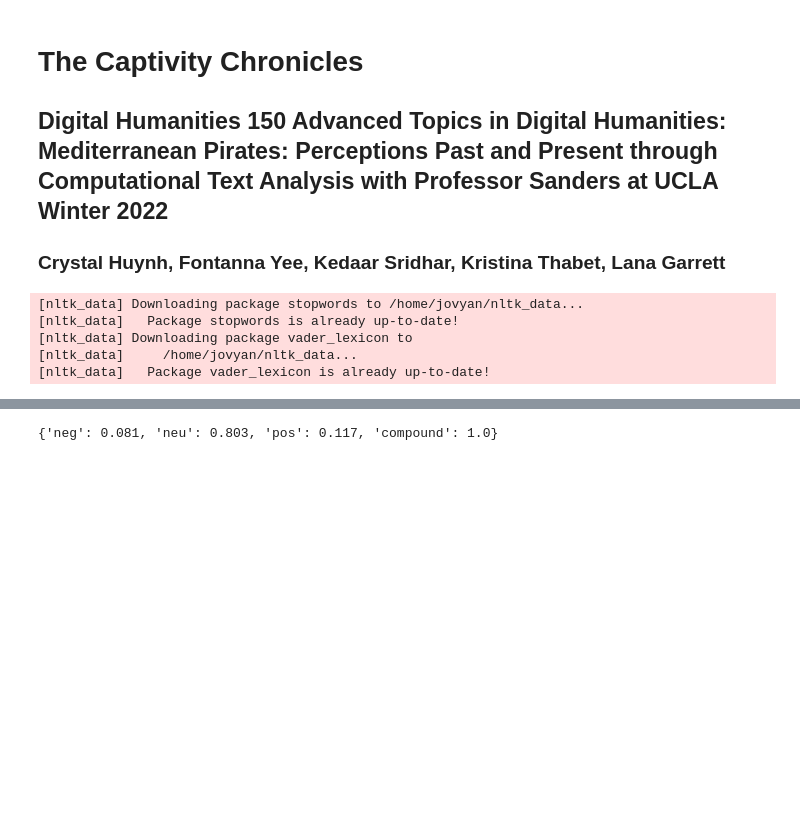
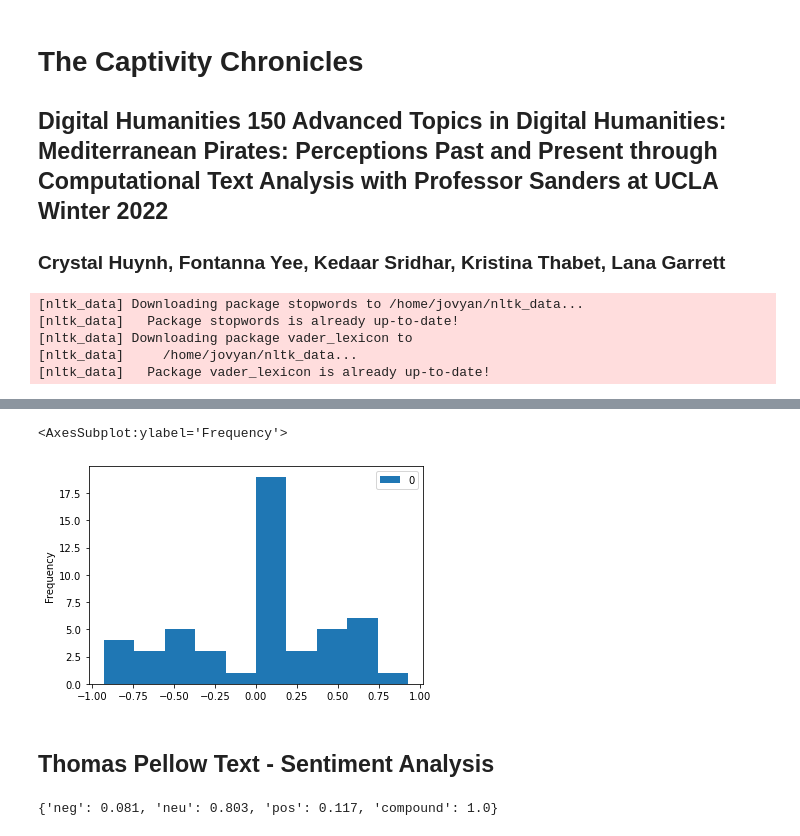
Before and after one commit to Crystalhuynh39/DH-150, a Jupyter notebook: FinalProject.ipynb, the cells around one changed output, grey strips where cells are left out. Cells and saved outputs as stored; diff of their text form; code cells hidden in the pictures; blank space fills up the shorter version.

```diff
--- a/FinalProject.ipynb
+++ b/FinalProject.ipynb
@@ -38,0 +77,13 @@ sia.polarity_scores(maria.read())
+# %%
+# Sentiment value of each word
+k = 0
+mariawordlist = []
+mariawords_sentiments = []
+for index, row in maria_df.iterrows():
+    word = maria_df["wordlist"].iloc[k]
+    mariawords_sentiments.append(sia.polarity_scores(word)["compound"])
+    mariawordlist.append(word)
+    k+=1
+
+mariawords_sentiments_df = pd.DataFrame({'wordlist':mariawordlist, 'wordsent':mariawords_sentiments})
+#mariawords_sentiments_df[:30]
@@ -38,0 +167,26 @@ sia.polarity_scores(maria.read())
+# %%
+#split text into sentences
+mariasentences = tokenize.sent_tokenize(maria)
+
+#turn list of sentences into a dataframe
+mariasentences_df = pd.DataFrame (mariasentences, columns = ['sentence'])
+
+# Purge weird sentences
+mariasentences_df = mariasentences_df.drop(mariasentences_df.index[[0,1,2,3,4,5,6,7,8,9,10,11,12,13,14]])
+
+#find sentiment of each sentence
+k = 0
+mariasentencesentiment_df = []
+maria_sentence = []
+for index, row in mariasentences_df.iterrows():
+    while k < 50:
+        sentence = mariasentences_df["sentence"].iloc[k]
+        # print(mariasentences_df["sentence"].iloc[k])
+        # print(sia.polarity_scores(sentence))
+        # print('Sentence ' + str(k) + "'s compound polarity score is " + str(sia.polarity_scores(sentence)["compound"]))
+        mariasentencesentiment_df.append(sia.polarity_scores(sentence)["compound"])
+        maria_sentence.append(sentence)
+        k+=1
+
+maria_sentence_sentiment_df = pd.DataFrame({'sentence':maria_sentence, 'sentiment':mariasentencesentiment_df})
+maria_sentence_sentiment_df[:30]
@@ -39 +211,12 @@ sia.polarity_scores(maria.read())
+# %%
+# put compound polarity scores in a dataframe
+mariacompound_df = pd.DataFrame(mariasentencesentiment_df[:50])
+
+#histogram of the compound polarity scores
+mariacompound_df.plot(kind='hist')
+# %% [output]
+<AxesSubplot:ylabel='Frequency'>
+[figure, added]
+# %% [markdown]
+## Thomas Pellow Text - Sentiment Analysis
 # %%
```
Also changed, not shown: parts of 40 cells of this notebook, 1 other file.
